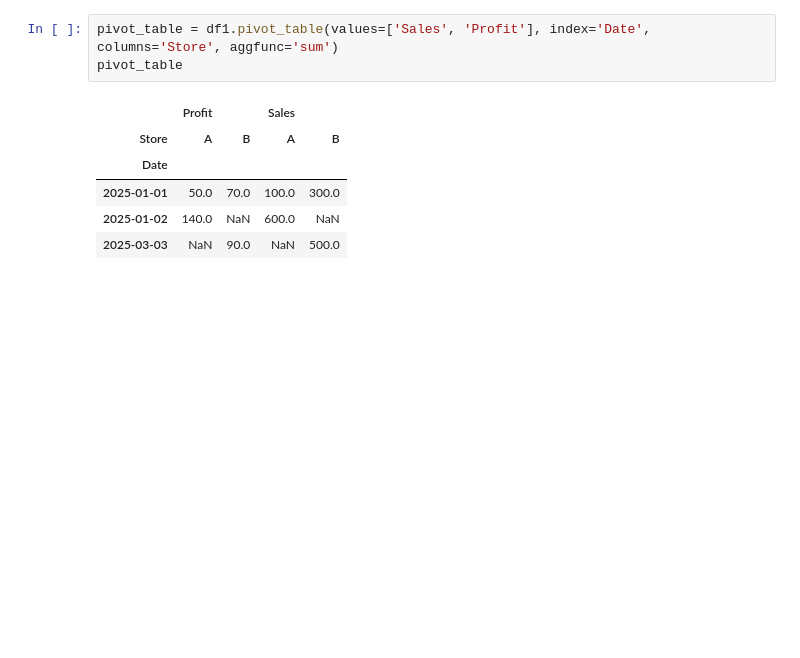
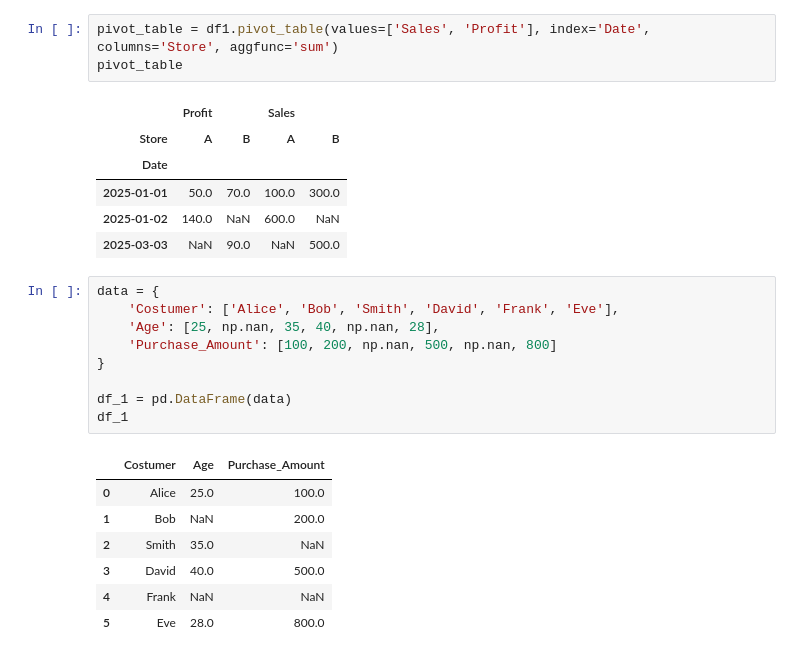
Before and after one commit to chaudhary-dotcom/Python-Beginning-, a Jupyter notebook: pandaDay1.ipynb, the cells around one changed output. Saved outputs shown, nothing was run; the diff lists cells and outputs as text; blank space fills up the shorter version.

```diff
--- a/pandaDay1.ipynb
+++ b/pandaDay1.ipynb
@@ -415,3 +415,20 @@ pivot_table
 | 2025-01-01 | 50.0 | 70.0 | 100.0 | 300.0 |
 | 2025-01-02 | 140.0 | NaN | 600.0 | NaN |
 | 2025-03-03 | NaN | 90.0 | NaN | 500.0 |
+# %%
+data = {
+    'Costumer': ['Alice', 'Bob', 'Smith', 'David', 'Frank', 'Eve'],
+    'Age': [25, np.nan, 35, 40, np.nan, 28],
+    'Purchase_Amount': [100, 200, np.nan, 500, np.nan, 800]
+}
+
+df_1 = pd.DataFrame(data)
+df_1
+# %% [output]
+|  | Costumer | Age | Purchase_Amount |
+| 0 | Alice | 25.0 | 100.0 |
+| 1 | Bob | NaN | 200.0 |
+| 2 | Smith | 35.0 | NaN |
+| 3 | David | 40.0 | 500.0 |
+| 4 | Frank | NaN | NaN |
+| 5 | Eve | 28.0 | 800.0 |
```
Also changed, not shown: parts of 7 cells of this notebook, 10 other files.
